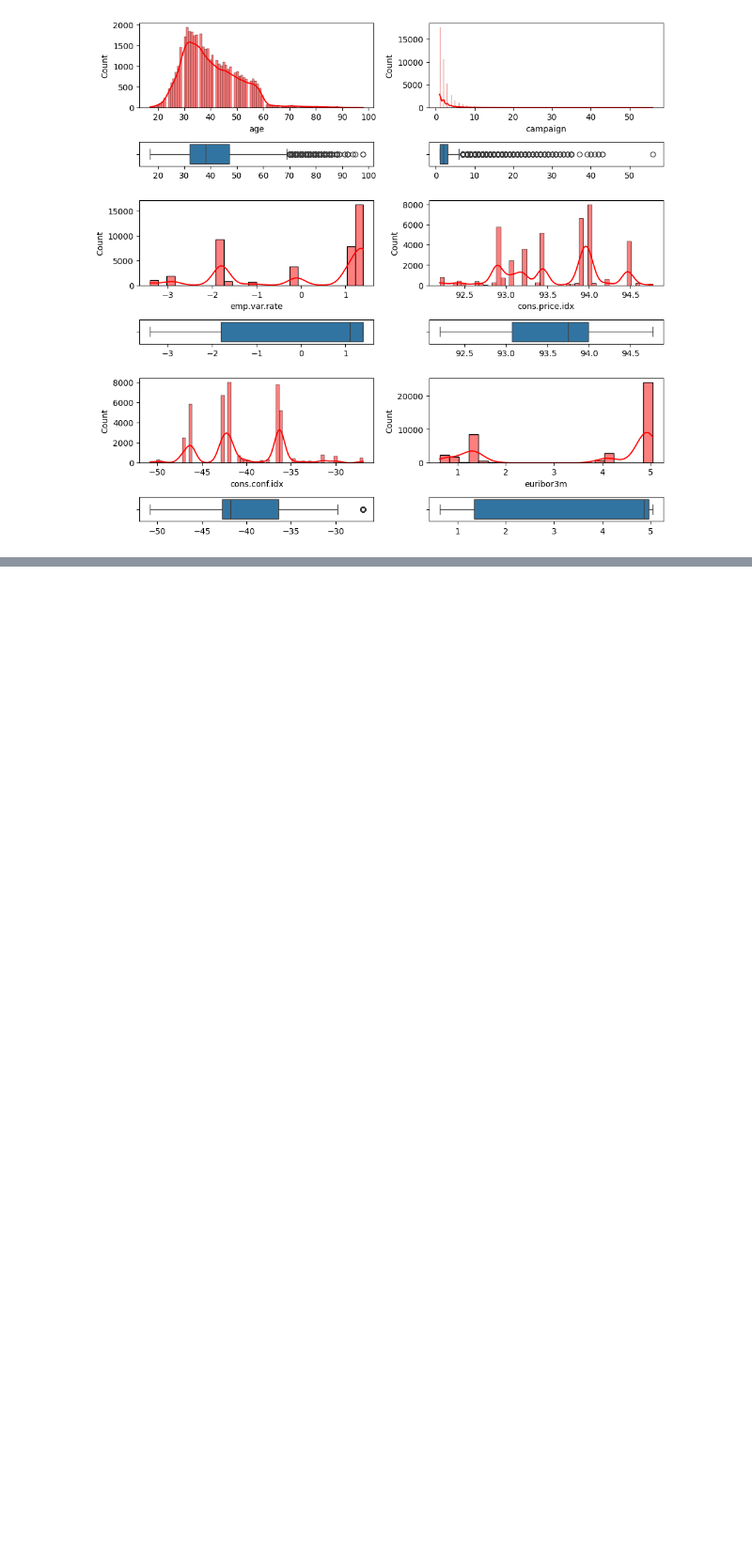
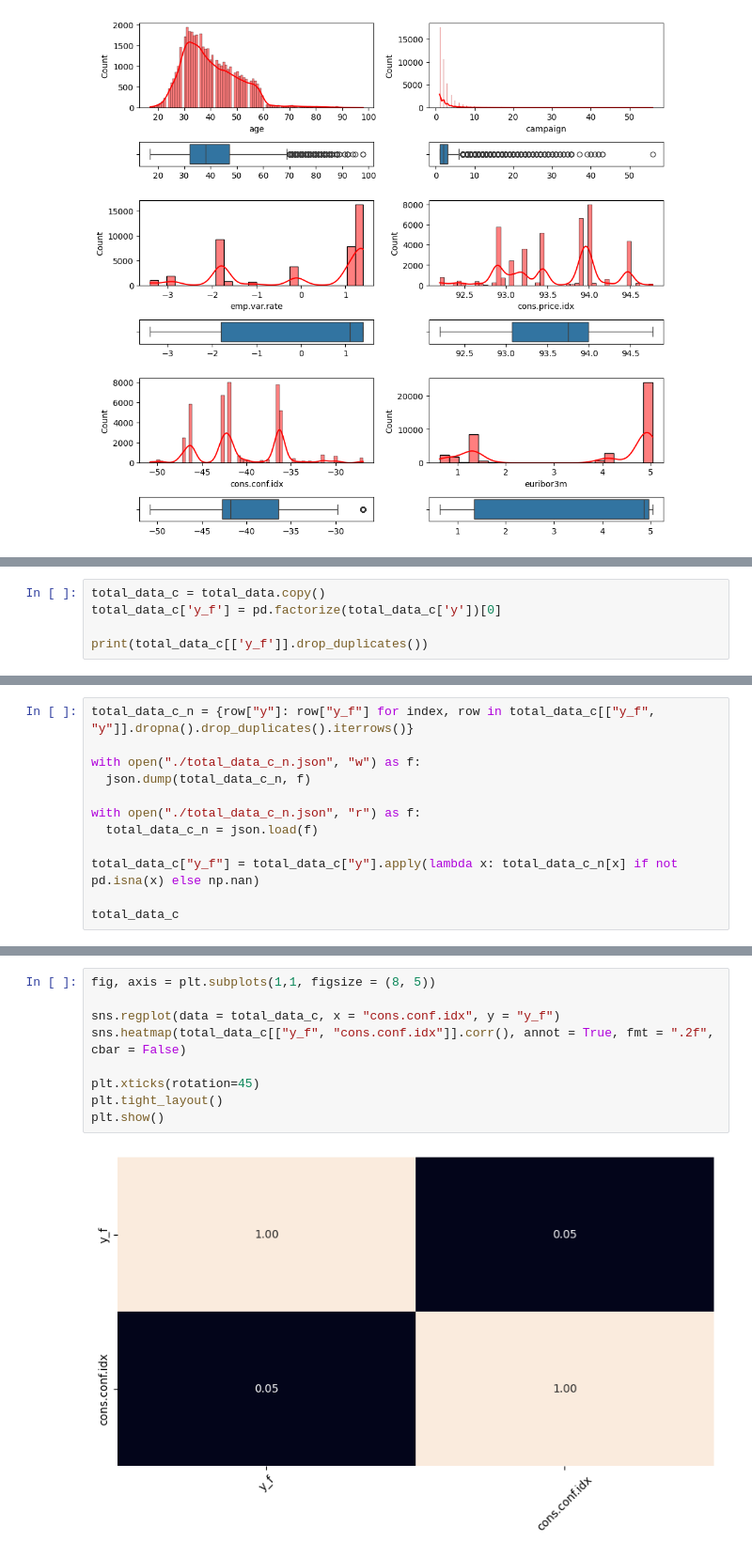
Before and after one commit to 4GeeksAcademy/ivandla96-Proyecto-Regresion-Logistica, a Jupyter notebook: src/explore.ipynb, the cells around one changed output, grey strips where cells are left out. Shown at 94% size. Cells and saved outputs as stored; diff of their text form; blank space fills up the shorter version.

```diff
--- a/src/explore.ipynb
+++ b/src/explore.ipynb
@@ -224,0 +255,5 @@ plt.show()
+# %%
+total_data_c = total_data.copy()
+total_data_c['y_f'] = pd.factorize(total_data_c['y'])[0]
+
+print(total_data_c[['y_f']].drop_duplicates())
@@ -224,0 +264,12 @@ plt.show()
+# %%
+total_data_c_n = {row["y"]: row["y_f"] for index, row in total_data_c[["y_f", "y"]].dropna().drop_duplicates().iterrows()}
+
+with open("./total_data_c_n.json", "w") as f:
+  json.dump(total_data_c_n, f)
+
+with open("./total_data_c_n.json", "r") as f:
+  total_data_c_n = json.load(f)
+
+total_data_c["y_f"] = total_data_c["y"].apply(lambda x: total_data_c_n[x] if not pd.isna(x) else np.nan)
+
+total_data_c
@@ -224,0 +290,11 @@ plt.show()
+# %%
+fig, axis = plt.subplots(1,1, figsize = (8, 5))
+
+sns.regplot(data = total_data_c, x = "cons.conf.idx", y = "y_f")
+sns.heatmap(total_data_c[["y_f", "cons.conf.idx"]].corr(), annot = True, fmt = ".2f", cbar = False)
+
+plt.xticks(rotation=45)
+plt.tight_layout()
+plt.show()
+# %% [output]
+[figure, added]
```
Also changed, not shown: parts of 13 cells of this notebook, 1 other file.
